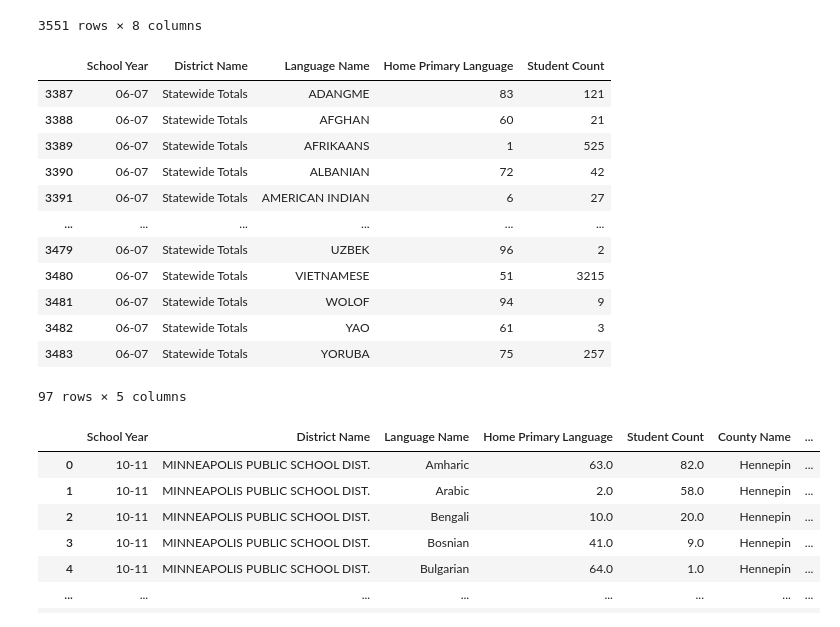
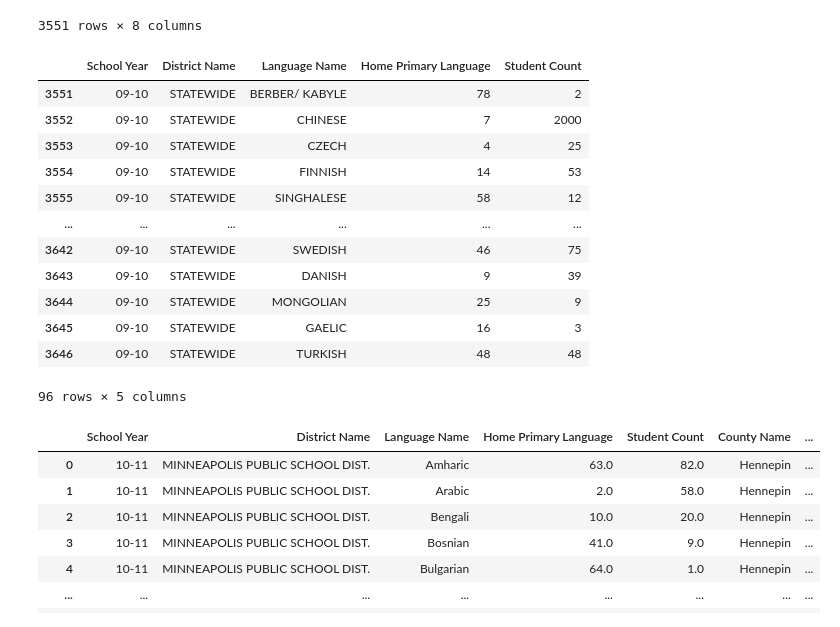
Before and after one commit to NTTGermania/Project-1-Group-7-Analysis-of-languages-in-Minnesota, a Jupyter notebook: Project#1test.ipynb, the cells around one changed output. Drawn from its saved outputs; the diff is of its cells as text; code cells hidden in the pictures.

```diff
--- a/Project#1test.ipynb
+++ b/Project#1test.ipynb
@@ -192,22 +201,22 @@ primary_home_language_2010_final_df
 3551 rows × 8 columns
 # %%
 language_summary_2010_df = primary_home_language_2010_summary_df[primary_home_language_2010_summary_df["Strata Number"].isna()]
-language_summary_2010_final_df = language_summary_df.drop(columns = {"County Name", "Strata Number", "Strata Name"})
+language_summary_2010_final_df = language_summary_2010_df.drop(columns = {"County Name", "Strata Number", "Strata Name"})
 language_summary_2010_final_df
 # %% [output]
 |  | School Year | District Name | Language Name | Home Primary Language | Student Count |
-| 3387 | 06-07 | Statewide Totals | ADANGME | 83 | 121 |
-| 3388 | 06-07 | Statewide Totals | AFGHAN | 60 | 21 |
-| 3389 | 06-07 | Statewide Totals | AFRIKAANS | 1 | 525 |
-| 3390 | 06-07 | Statewide Totals | ALBANIAN | 72 | 42 |
-| 3391 | 06-07 | Statewide Totals | AMERICAN INDIAN | 6 | 27 |
+| 3551 | 09-10 | STATEWIDE | BERBER/ KABYLE | 78 | 2 |
+| 3552 | 09-10 | STATEWIDE | CHINESE | 7 | 2000 |
+| 3553 | 09-10 | STATEWIDE | CZECH | 4 | 25 |
+| 3554 | 09-10 | STATEWIDE | FINNISH | 14 | 53 |
+| 3555 | 09-10 | STATEWIDE | SINGHALESE | 58 | 12 |
 | ... | ... | ... | ... | ... | ... |
-| 3479 | 06-07 | Statewide Totals | UZBEK | 96 | 2 |
-| 3480 | 06-07 | Statewide Totals | VIETNAMESE | 51 | 3215 |
-| 3481 | 06-07 | Statewide Totals | WOLOF | 94 | 9 |
-| 3482 | 06-07 | Statewide Totals | YAO | 61 | 3 |
-| 3483 | 06-07 | Statewide Totals | YORUBA | 75 | 257 |
+| 3642 | 09-10 | STATEWIDE | SWEDISH | 46 | 75 |
+| 3643 | 09-10 | STATEWIDE | DANISH | 9 | 39 |
+| 3644 | 09-10 | STATEWIDE | MONGOLIAN | 25 | 9 |
+| 3645 | 09-10 | STATEWIDE | GAELIC | 16 | 3 |
+| 3646 | 09-10 | STATEWIDE | TURKISH | 48 | 48 |
-97 rows × 5 columns
+96 rows × 5 columns
 # %%
 primary_home_language_2011 = "data/2010_2011 Primary Home Language Totals.csv"
 primary_home_language_2011_df = pd.read_csv(primary_home_language_2011)
```
Also changed, not shown: parts of 23 cells of this notebook.
